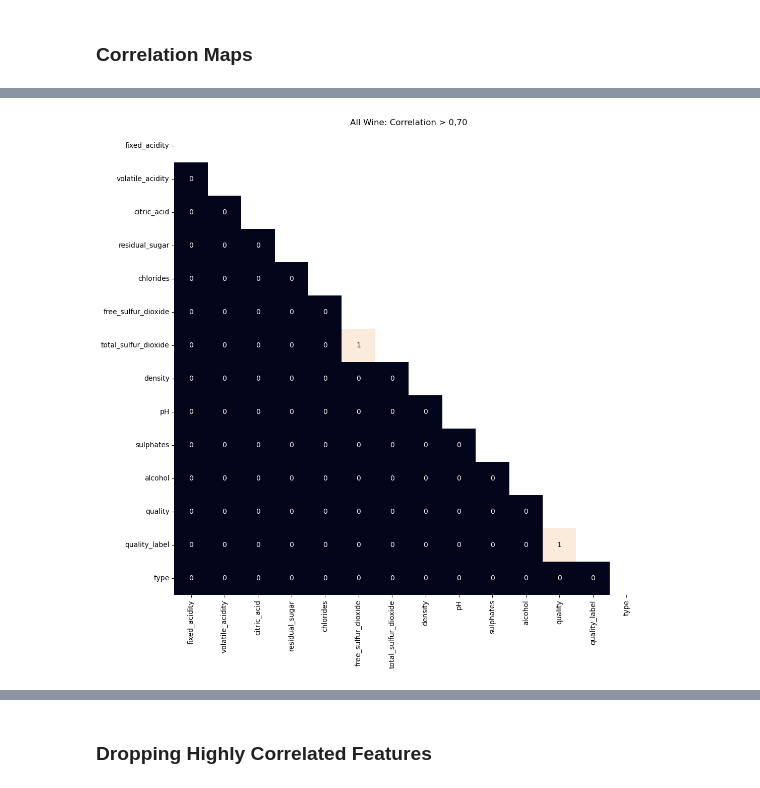
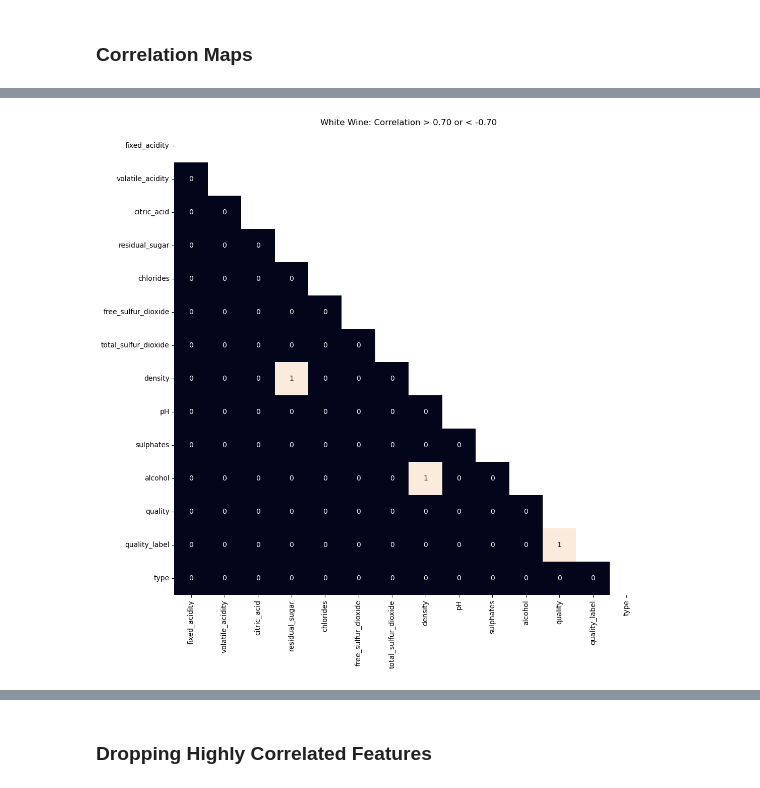
Before and after one commit to intendedsideeffects/Project-2, a Jupyter notebook: ML - white wine.ipynb, the cells around one changed output, grey strips where cells are left out. Cells and saved outputs as stored; diff of their text form; code cells hidden in the pictures.

```diff
--- a/ML - white wine.ipynb
+++ b/ML - white wine.ipynb
@@ -13,2 +17,4 @@ from scipy.stats import kurtosis
 # %%
-all_wine = pd.read_csv(r'C:\Users\janin\OneDrive\Desktop\Python exercise\Project 2\all_wine_str.csv', sep=',')
+all_wine = pd.read_csv(r'C:\Users\janin\OneDrive\Desktop\Python exercise\Project 2\all_wine_with_dummies.csv', sep=',')
+
+white_wine = all_wine[all_wine['type']==0]
@@ -155,8 +34,10 @@ plt.show()
 # %%
+#Heatmap for Correlation > 0.7 or < -0.7
 plt.figure(figsize=(12, 12))
-mask = np.triu(np.ones_like(all_wine_with_dummies.corr(), dtype=bool))
-sns.heatmap(all_wine_with_dummies.corr() > 0.7, mask=mask, annot=True, cbar=False).set_title('All Wine: Correlation > 0,70')
+mask = np.triu(np.ones_like(white_wine.corr(), dtype=bool))  # Upper triangular mask
+correlation_matrix = white_wine.corr()
+sns.heatmap((correlation_matrix > 0.7) | (correlation_matrix < -0.7), mask=mask, annot=True, cbar=False, fmt='.0f').set_title('White Wine: Correlation > 0.70 or < -0.70')
 plt.show()
 # %% [output]
-[figure, old version]
+[figure, new version]
 # %%
```
Also changed, not shown: parts of 88 cells of this notebook, 19 other files.
